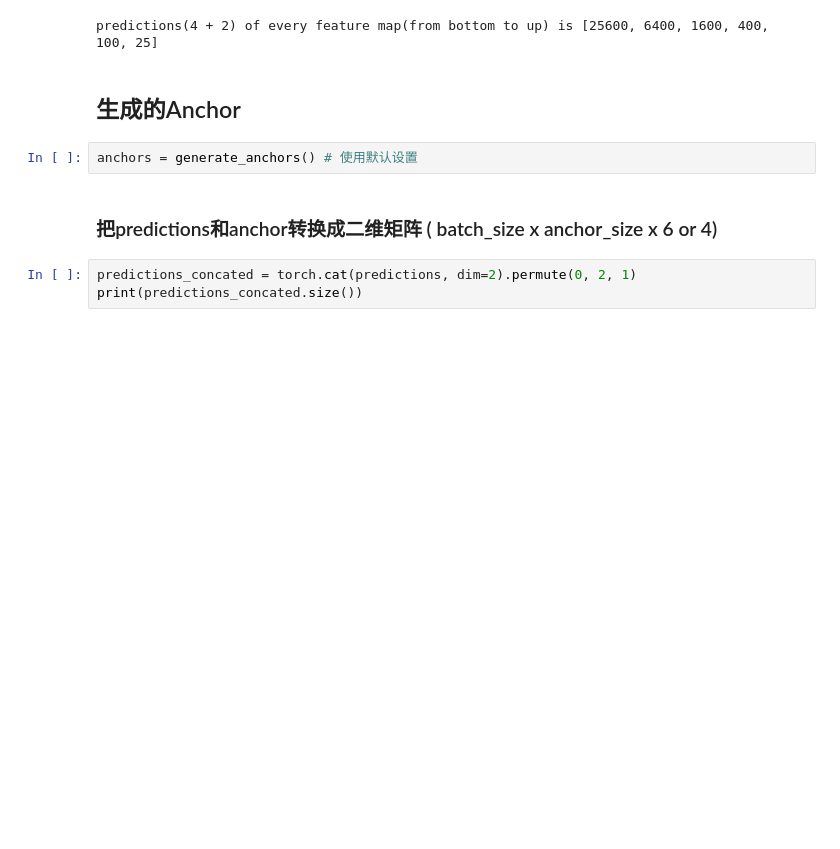
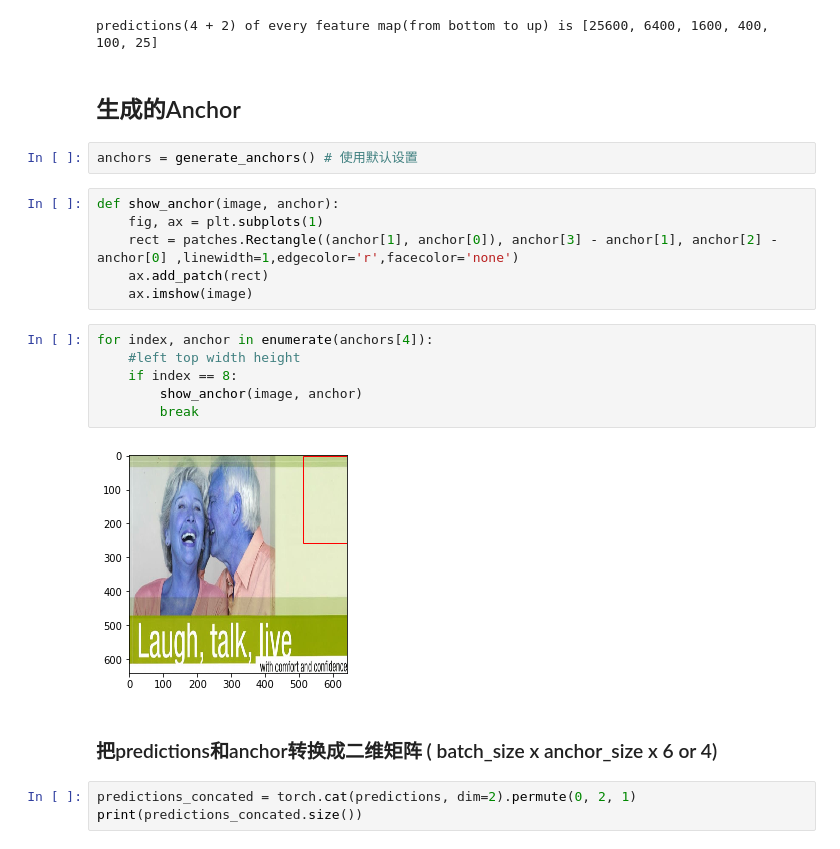
Before and after one commit to louis-she/sfd.pytorch, a Jupyter notebook: demo.ipynb, the cells around one changed output. Cells and saved outputs as stored; diff of their text form; blank space fills up the shorter version.

```diff
--- a/demo.ipynb
+++ b/demo.ipynb
@@ -43,6 +53,20 @@ predictions(4 + 2) of every feature map(from bottom to up) is [25600, 6400, 1600
 ## 生成的Anchor
 # %%
 anchors = generate_anchors() # 使用默认设置
+# %%
+def show_anchor(image, anchor):
+    fig, ax = plt.subplots(1)
+    rect = patches.Rectangle((anchor[1], anchor[0]), anchor[3] - anchor[1], anchor[2] - anchor[0] ,linewidth=1,edgecolor='r',facecolor='none')
+    ax.add_patch(rect)
+    ax.imshow(image)
+# %%
+for index, anchor in enumerate(anchors[4]):
+    #left top width height
+    if index == 8:
+        show_anchor(image, anchor)
+        break
+# %% [output]
+[figure, added]
 # %% [markdown]
 ### 把predictions和anchor转换成二维矩阵   ( batch_size x anchor_size x 6 or 4)
 # %%
```
Also changed, not shown: parts of 8 cells of this notebook, 2 other files.
